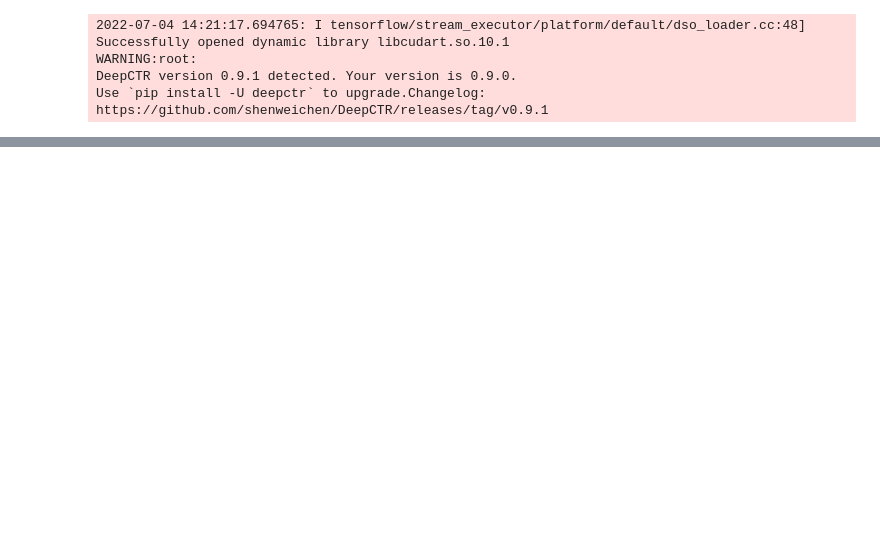
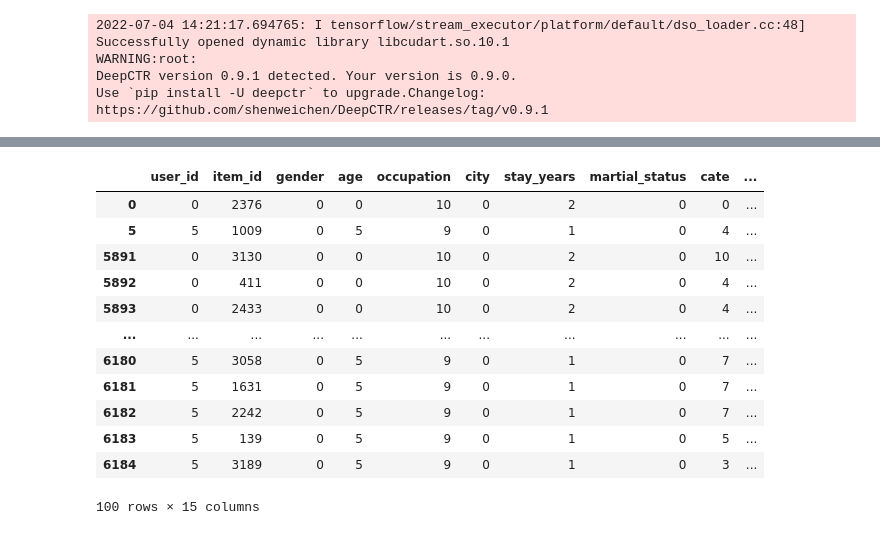
Before and after one commit to Grey-z/rec-fairness, a Jupyter notebook: script/testing/bf_metric.ipynb, the cells around one changed output, grey strips where cells are left out. Drawn from its saved outputs; the diff is of its cells as text; code cells hidden in the pictures; blank space fills up the shorter version.

```diff
--- a/script/testing/bf_metric.ipynb
+++ b/script/testing/bf_metric.ipynb
@@ -462,0 +515,4 @@ class rec_metrics(object):
+# %%
+#female : 0     male : 1
+female = test_data.loc[test_data['gender'] == 0]
+male = test_data.loc[test_data['gender'] == 1]
@@ -462,0 +525,17 @@ class rec_metrics(object):
+# %%
+fe_sample = female.loc[female.user_id.isin([0,5])]
+fe_sample
+# %% [output]
+|  | user_id | item_id | gender | age | occupation | city | stay_years | martial_status | cate | ... |
+| 0 | 0 | 2376 | 0 | 0 | 10 | 0 | 2 | 0 | 0 | ... |
+| 5 | 5 | 1009 | 0 | 5 | 9 | 0 | 1 | 0 | 4 | ... |
+| 5891 | 0 | 3130 | 0 | 0 | 10 | 0 | 2 | 0 | 10 | ... |
+| 5892 | 0 | 411 | 0 | 0 | 10 | 0 | 2 | 0 | 4 | ... |
+| 5893 | 0 | 2433 | 0 | 0 | 10 | 0 | 2 | 0 | 4 | ... |
+| ... | ... | ... | ... | ... | ... | ... | ... | ... | ... | ... |
+| 6180 | 5 | 3058 | 0 | 5 | 9 | 0 | 1 | 0 | 7 | ... |
+| 6181 | 5 | 1631 | 0 | 5 | 9 | 0 | 1 | 0 | 7 | ... |
+| 6182 | 5 | 2242 | 0 | 5 | 9 | 0 | 1 | 0 | 7 | ... |
+| 6183 | 5 | 139 | 0 | 5 | 9 | 0 | 1 | 0 | 5 | ... |
+| 6184 | 5 | 3189 | 0 | 5 | 9 | 0 | 1 | 0 | 3 | ... |
+100 rows × 15 columns
```
Also changed, not shown: parts of 8 cells of this notebook, 8 other files.
